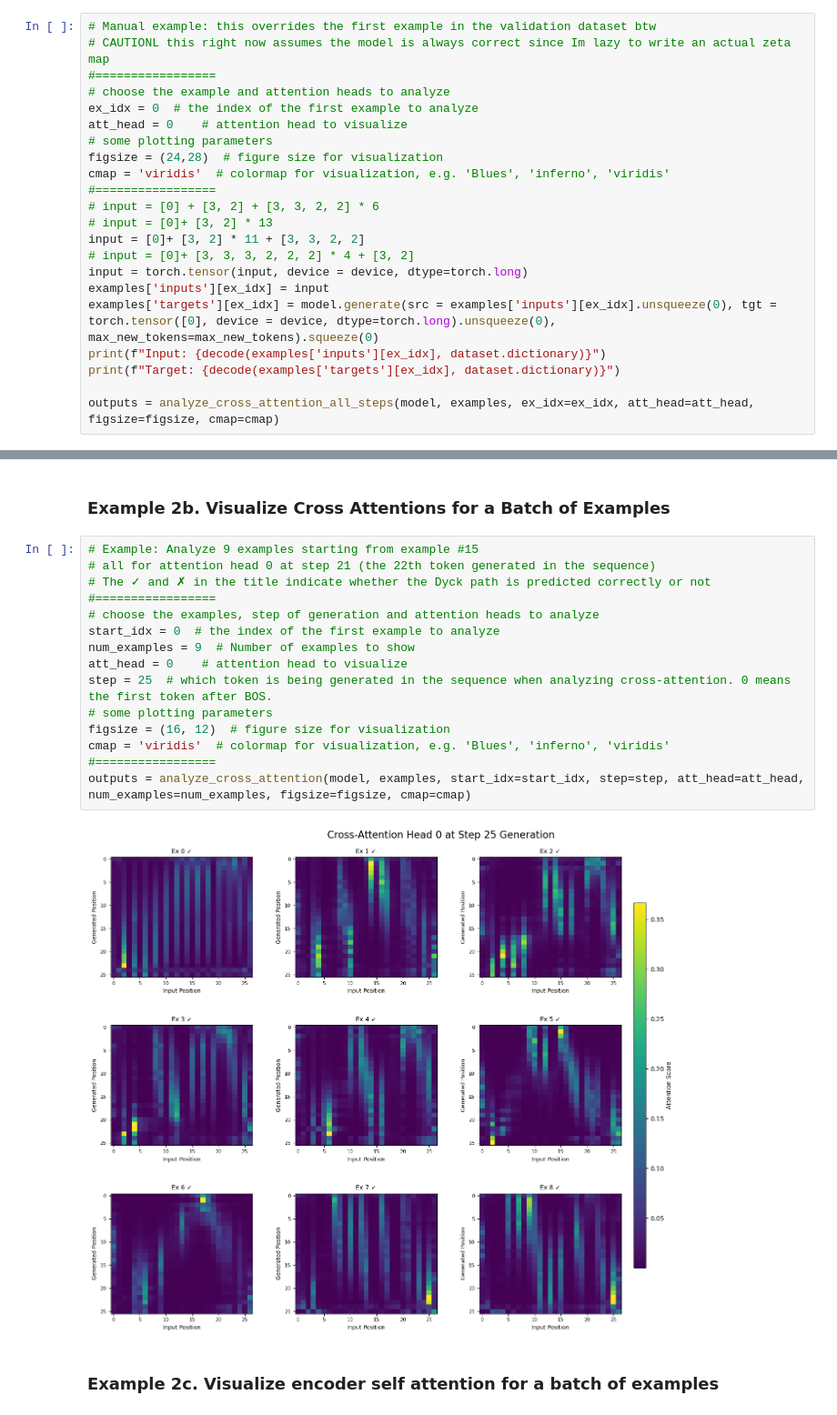
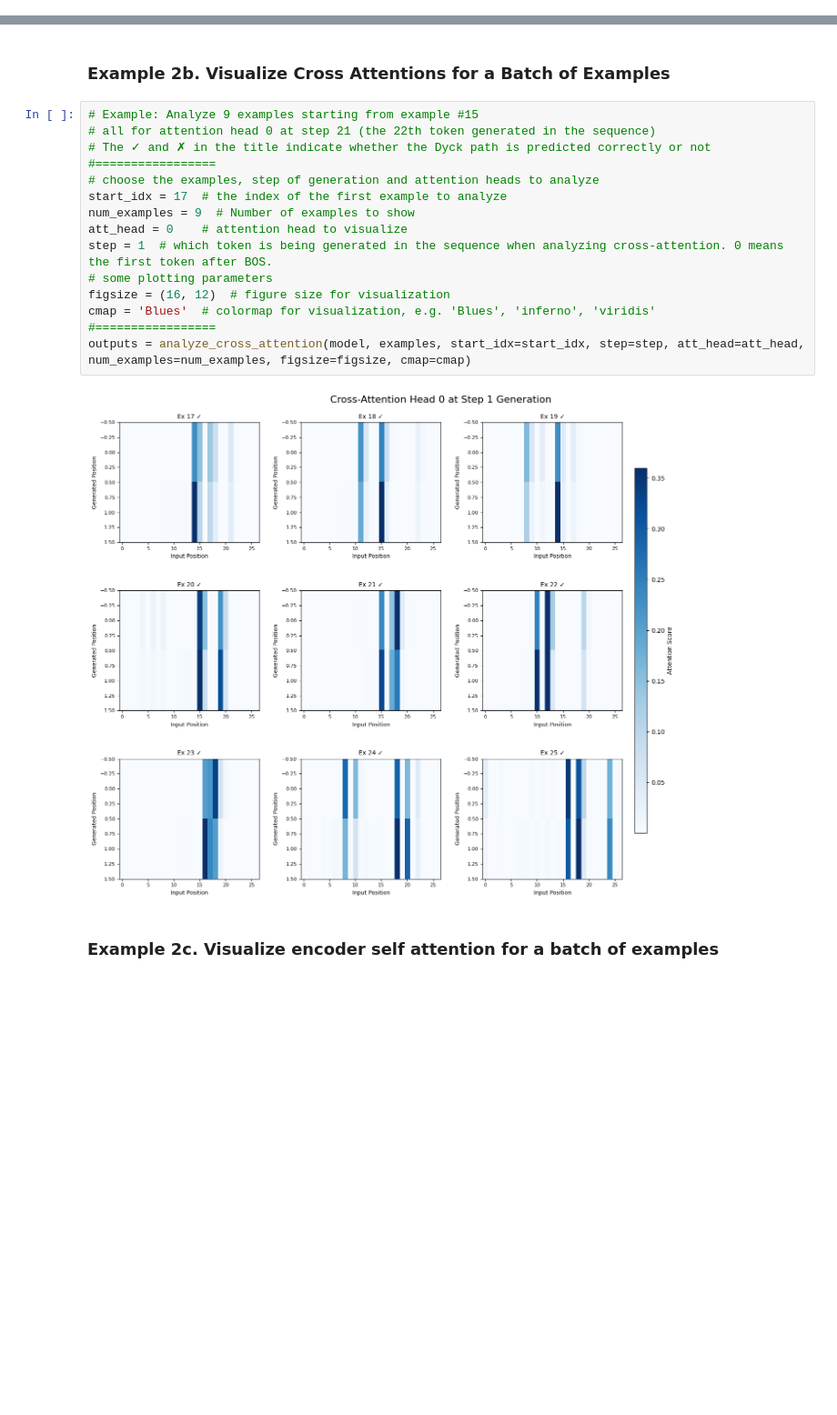
Before and after one commit to cocoxhuang/DyckTransformer, a Jupyter notebook: Analysis.ipynb, the cells around one changed output, grey strips where cells are left out. Shown at 91% size. Drawn from its saved outputs; the diff is of its cells as text; blank space fills up the shorter version.

Commit message:
added probing and ablation usage examples

```diff
--- a/Analysis.ipynb
+++ b/Analysis.ipynb
@@ -97,24 +215,2 @@ Best model loaded from n13_head1.
 # %% [markdown]
 ## 2. Example Usage
-# %%
-# Manual example: this overrides the first example in the validation dataset btw
-# CAUTIONL this right now assumes the model is always correct since Im lazy to write an actual zeta map
-#=================
-# choose the example and attention heads to analyze
-ex_idx = 0  # the index of the first example to analyze
-att_head = 0    # attention head to visualize
-# some plotting parameters
-figsize = (24,28)  # figure size for visualization
-cmap = 'viridis'  # colormap for visualization, e.g. 'Blues', 'inferno', 'viridis'
-#=================
-# input = [0] + [3, 2] + [3, 3, 2, 2] * 6
-# input = [0]+ [3, 2] * 13
-input = [0]+ [3, 2] * 11 + [3, 3, 2, 2]
-# input = [0]+ [3, 3, 3, 2, 2, 2] * 4 + [3, 2]
-input = torch.tensor(input, device = device, dtype=torch.long)
-examples['inputs'][ex_idx] = input
-examples['targets'][ex_idx] = model.generate(src = examples['inputs'][ex_idx].unsqueeze(0), tgt = torch.tensor([0], device = device, dtype=torch.long).unsqueeze(0), max_new_tokens=max_new_tokens).squeeze(0)
-print(f"Input: {decode(examples['inputs'][ex_idx], dataset.dictionary)}")
-print(f"Target: {decode(examples['targets'][ex_idx], dataset.dictionary)}")
-
-outputs = analyze_cross_attention_all_steps(model, examples, ex_idx=ex_idx, att_head=att_head, figsize=figsize, cmap=cmap)
@@ -152,20 +244,20 @@ Target: bos 1 0 1 1 1 1 0 0 0 0 1 1 0 0 1 0 1 1 1 0 0 0 1 0 1 0
 # %%
 # Example: Analyze 9 examples starting from example #15
 # all for attention head 0 at step 21 (the 22th token generated in the sequence)
 # The ✓ and ✗ in the title indicate whether the Dyck path is predicted correctly or not
 #=================
 # choose the examples, step of generation and attention heads to analyze
-start_idx = 0  # the index of the first example to analyze
+start_idx = 17  # the index of the first example to analyze
 num_examples = 9  # Number of examples to show
 att_head = 0    # attention head to visualize
-step = 25  # which token is being generated in the sequence when analyzing cross-attention. 0 means the first token after BOS.
+step = 1  # which token is being generated in the sequence when analyzing cross-attention. 0 means the first token after BOS.
 # some plotting parameters
 figsize = (16, 12)  # figure size for visualization
-cmap = 'viridis'  # colormap for visualization, e.g. 'Blues', 'inferno', 'viridis'
+cmap = 'Blues'  # colormap for visualization, e.g. 'Blues', 'inferno', 'viridis'
 #=================
 outputs = analyze_cross_attention(model, examples, start_idx=start_idx, step=step, att_head=att_head, num_examples=num_examples, figsize=figsize, cmap=cmap)
 # %% [output]
-[figure, old version]
+[figure, new version]
 # %% [markdown]
 ### Example 2c. Visualize encoder self attention for a batch of examples
 # %%
```
Also changed, not shown: parts of 23 cells of this notebook, 3 other files.
